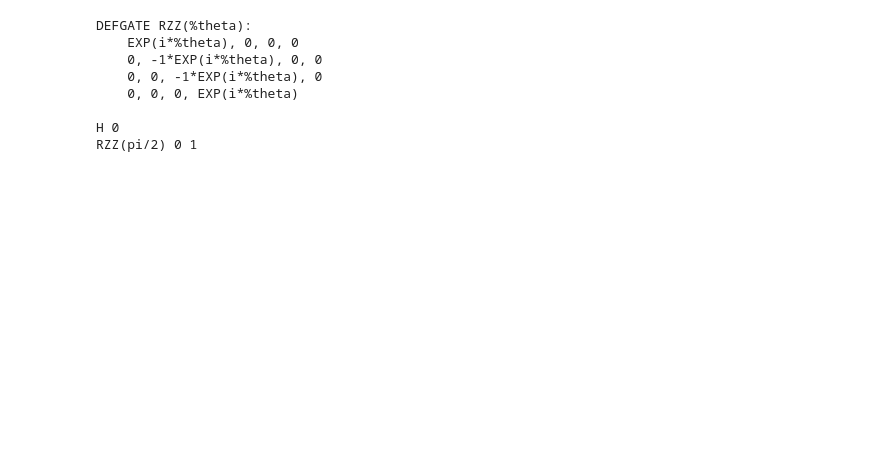
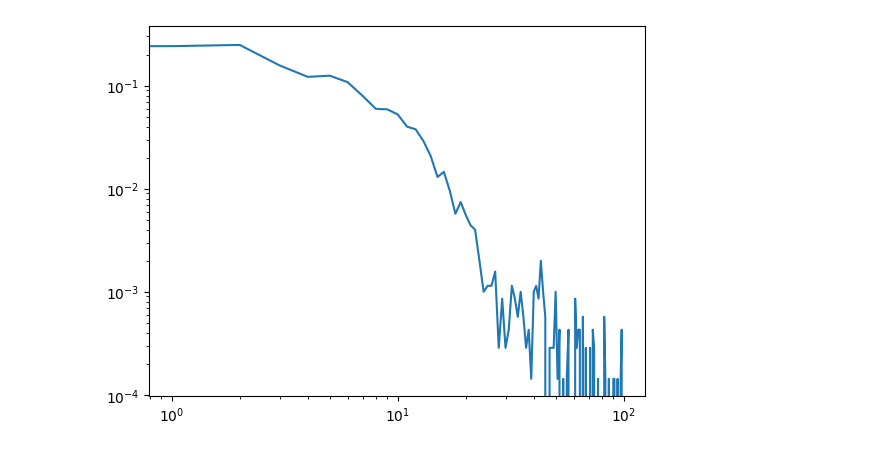
Before and after one commit to shrapp/pyquil-noise-simulation, a Jupyter notebook: emanueles_test.ipynb, the cells around one changed output. Cells and saved outputs as stored; diff of their text form; code cells hidden in the pictures; blank space fills up the shorter version.

Commit message:
adiabatic_shift added

```diff
--- a/emanueles_test.ipynb
+++ b/emanueles_test.ipynb
@@ -38,11 +9,55 @@ for i in range(N):
-# %%
-print(p)
-# %% [output]
-DEFGATE RZZ(%theta):
-    EXP(i*%theta), 0, 0, 0
-    0, -1*EXP(i*%theta), 0, 0
-    0, 0, -1*EXP(i*%theta), 0
-    0, 0, 0, EXP(i*%theta)
-
-H 0
-RZZ(pi/2) 0 1
+# %%
+
+# Define the new gate from a matrix
+theta = Parameter('theta')
+rzz = np.array([
+    [quil_exp(1j * theta), 0, 0, 0],
+    [0, -1*quil_exp(1j * theta), 0, 0],
+    [0, 0, -1*quil_exp(1j * theta), 0],
+    [0, 0, 0, quil_exp(1j * theta)]
+    ])
+
+gate_definition = DefGate('RZZ', rzz, [theta])
+RZZ = gate_definition.get_constructor()
+
+
+def adiabatic_shift(qc, qubits, steps, trials):
+    p = Program()
+    for i in range(qubits):
+        p += H(i)
+
+    angles=np.pi/2*np.array(range(steps))/steps
+    for theta in angles:
+        for i in range(qubits):
+            p += RX(-np.cos(theta), i)
+        beta = np.sin(theta)
+        for i in range(qubits-1) :
+            p += RZ(-beta,i)
+            p += CPHASE(2*beta,i,i+1)
+        p += RZ(beta,qubits-1)
+    ro = p.declare('ro', 'BIT', qubits)
+    for i in range(qubits):
+        p += MEASURE(i, ("ro", i))
+    p.wrap_in_numshots_loop(trials)
+    bitstrings = qc.run(p).readout_data.get("ro")
+    d = 0
+    for i in bitstrings:
+        for q in range(qubits-1):
+            d += (i[q] != i[q+1])
+    d = d/(trials*(2*(qubits-1)))
+    return d
+
+maxN = 100
+qubits = 8
+trials = 500
+qc = get_qc(str(qubits) + 'q-qvm')
+d = np.zeros(maxN)
+for i in range (maxN):
+    d[i] = adiabatic_shift(qc, qubits=qubits, steps=i, trials=trials)
+
+import matplotlib.pyplot as plt
+plt.plot(d)
+plt.yscale('log')
+plt.xscale('log')
+# %% [output]
+[figure, added]
```
Also changed, not shown: parts of 3 cells of this notebook.
